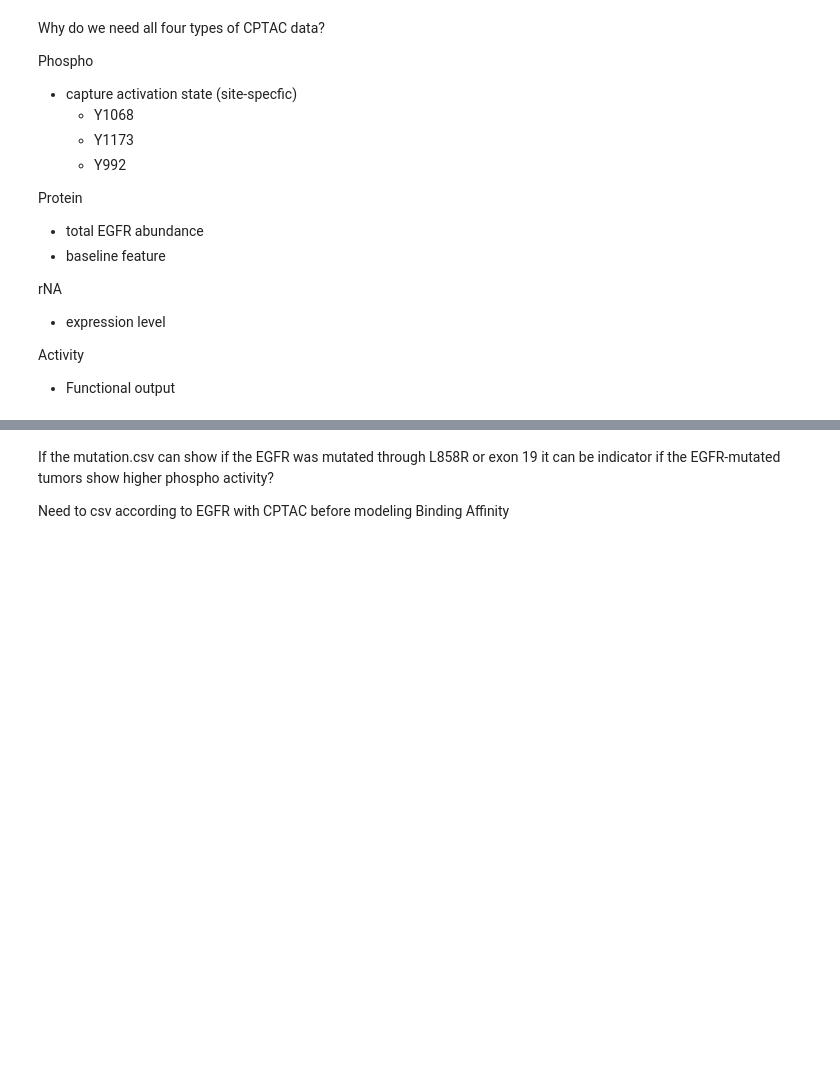
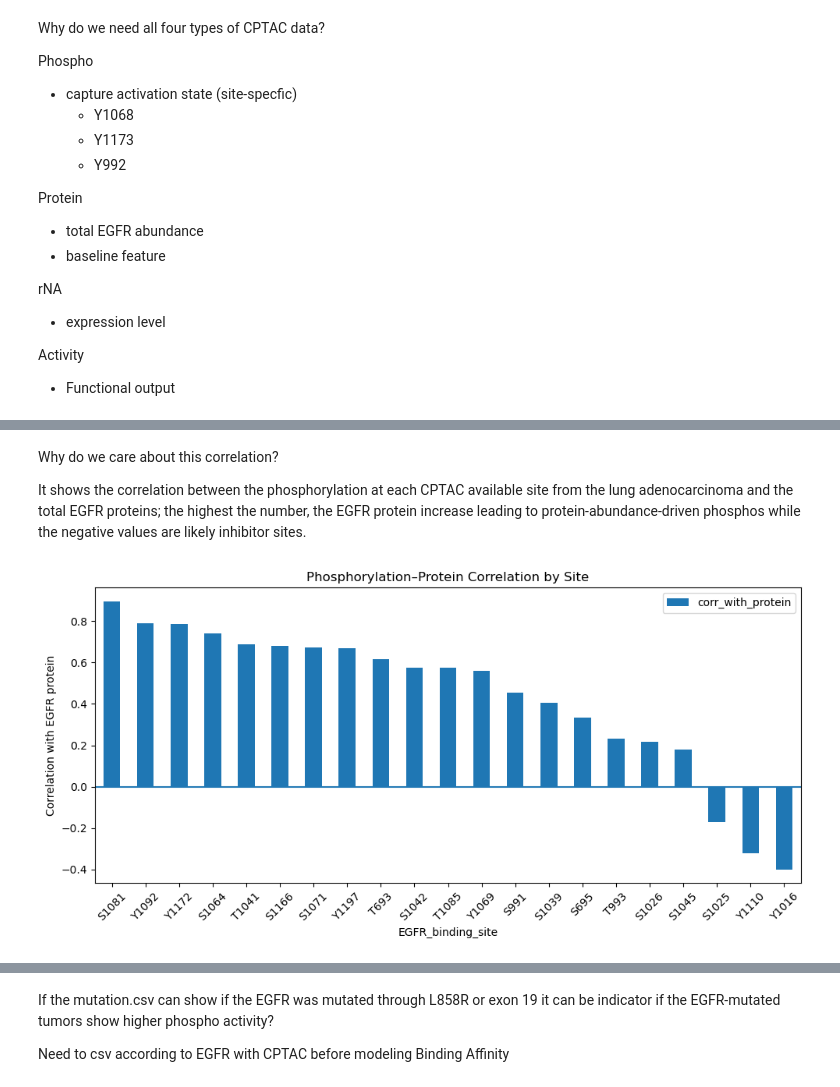
Before and after one commit to AT-1t/Protein-Ligand-Interaction-Personalized-Medicine-Prediction, a Jupyter notebook: checkpoint_3/Ana/checkpoint_3_datacol.ipynb, the cells around one changed output, grey strips where cells are left out. Saved outputs shown, nothing was run; the diff lists cells and outputs as text; code cells hidden in the pictures; blank space fills up the shorter version.

Commit message:
phospho protein correlation_ need to update egfr act

```diff
--- a/checkpoint_3/Ana/checkpoint_3_datacol.ipynb
+++ b/checkpoint_3/Ana/checkpoint_3_datacol.ipynb
@@ -286,0 +206,7 @@ Number of TCGA rows: 0
+# %%
+protein = pd.read_csv("data/egfr_protein.csv")
+protein = protein.iloc[2:].reset_index(drop=True)
+protein = protein.rename(columns={"Name": "PATIENT_ID"})
+protein = protein.rename(columns={"EGFR": "EGFR_PROTEIN"})
+protein.head()
+protein.to_csv("data/egfr_protein.csv", index=False)
@@ -286,0 +293,21 @@ Number of TCGA rows: 0
+# %%
+#analysis of phospho and rNA
+phospho_rna = phospho_by_site.merge(
+    rna[["PATIENT_ID", "EGFR_RNA"]],
+    on="PATIENT_ID"
+)
+#analysis of phospho and proteins/proteomics
+phospho_protein = phospho_by_site.merge(
+    protein[["PATIENT_ID", "EGFR_PROTEIN"]],
+    on="PATIENT_ID"
+)
+
+correlations = (
+    phospho_protein
+    .groupby("EGFR_binding_site")
+    .apply(lambda df: df["EGFR_phospho_value"].corr(df["EGFR_PROTEIN"]))
+    .reset_index(name="corr_with_protein")
+    .sort_values(by="corr_with_protein", ascending=False)
+)
+
+print(correlations)
@@ -286,0 +332,21 @@ Number of TCGA rows: 0
+# %% [markdown]
+Why do we care about this correlation?
+
+
+It shows the correlation between the phosphorylation at each CPTAC available site from the lung adenocarcinoma and the total EGFR proteins; the highest the number, the EGFR protein increase leading to protein-abundance-driven phosphos while the negative values are likely inhibitor sites.
+# %%
+correlations.plot(
+    x="EGFR_binding_site",
+    y="corr_with_protein",
+    kind="bar",
+    figsize=(10,5)
+)
+
+plt.axhline(0)  # zero line
+plt.ylabel("Correlation with EGFR protein")
+plt.title("Phosphorylation–Protein Correlation by Site")
+plt.xticks(rotation=45)
+plt.tight_layout()
+plt.show()
+# %% [output]
+[figure, added]
```
Also changed, not shown: parts of 24 cells of this notebook, 11 other files.
